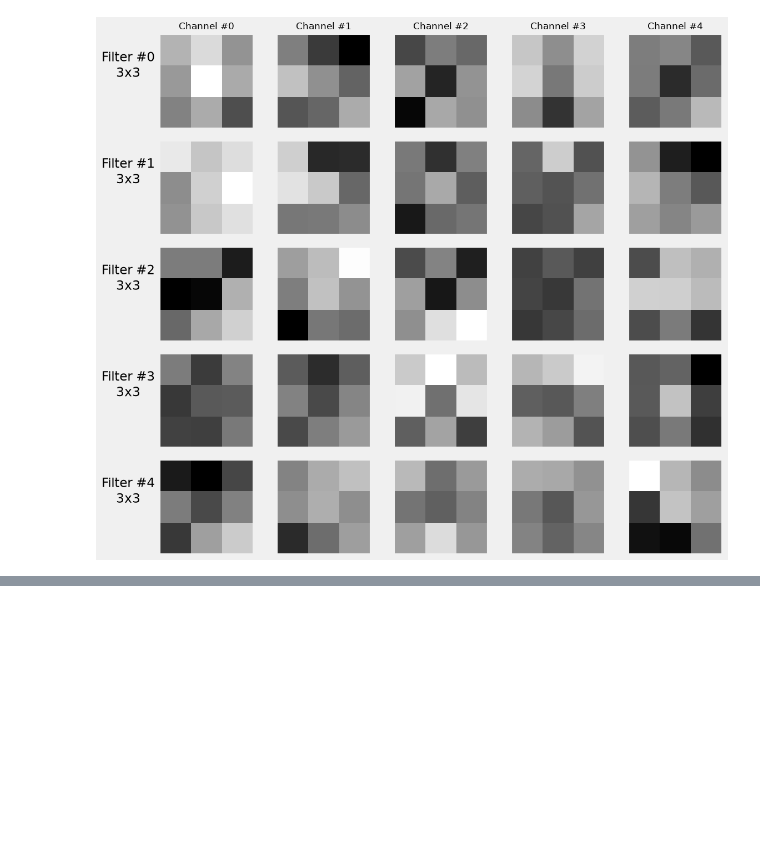
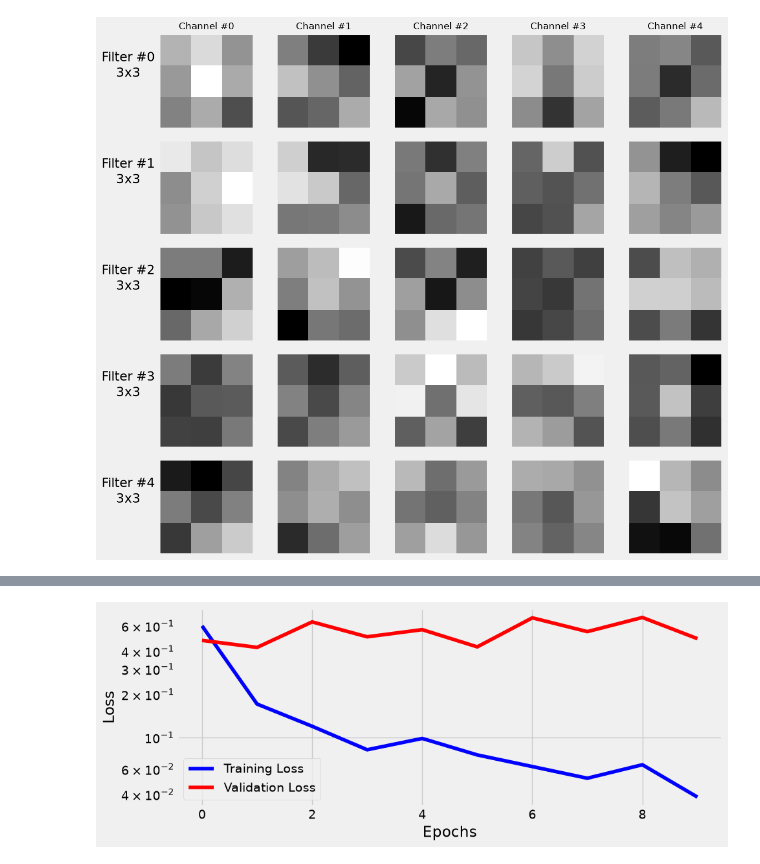
Before and after one commit to jhonprice/PyTorchStepByStep, a Jupyter notebook: runtest/ch06.ipynb, the cells around one changed output, grey strips where cells are left out. Cells and saved outputs as stored; diff of their text form; code cells hidden in the pictures; blank space fills up the shorter version.

```diff
--- a/runtest/ch06.ipynb
+++ b/runtest/ch06.ipynb
@@ -580,0 +831,18 @@ fig = sbs_cnn2.visualize_filters('conv2')
+# %%
+# 程序6-20: 从图中挑学习率重新设置优化器
+def set_optimizer(self, optimizer):
+    self.optimizer = optimizer
+
+setattr(StepByStep, 'set_optimizer', set_optimizer)
+
+
+new_optimizer = optim.Adam(new_model.parameters(), lr=0.005)
+sbs_new.set_optimizer(new_optimizer)
+sbs_new.set_loaders(train_loader, val_loader)
+sbs_new.train(10)
+# %%
+# 测试并检查预想
+
+fig = sbs_new.plot_losses()
+# %% [output]
+[figure, added]
```
Also changed, not shown: parts of 41 cells of this notebook, 2 other files.
